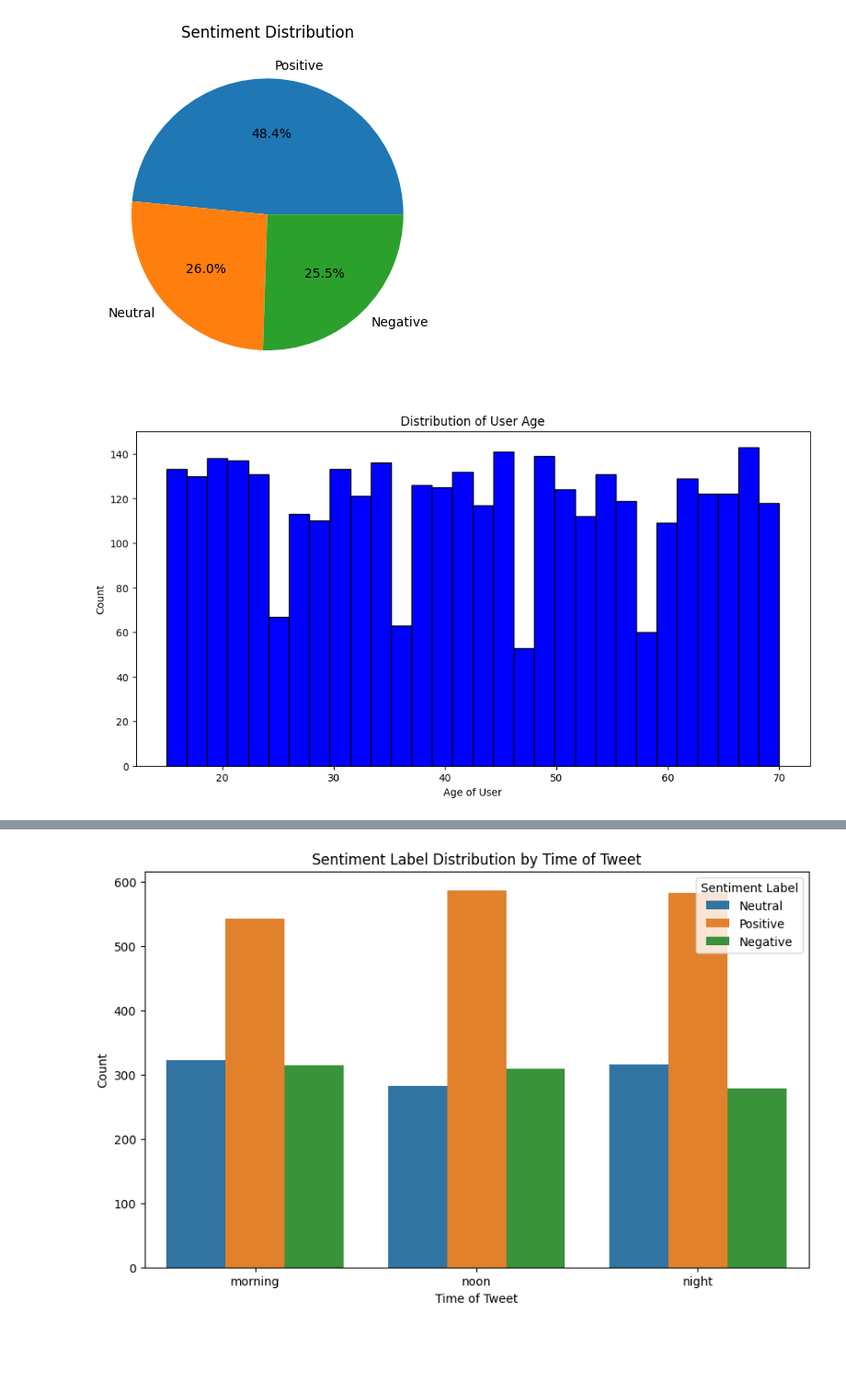
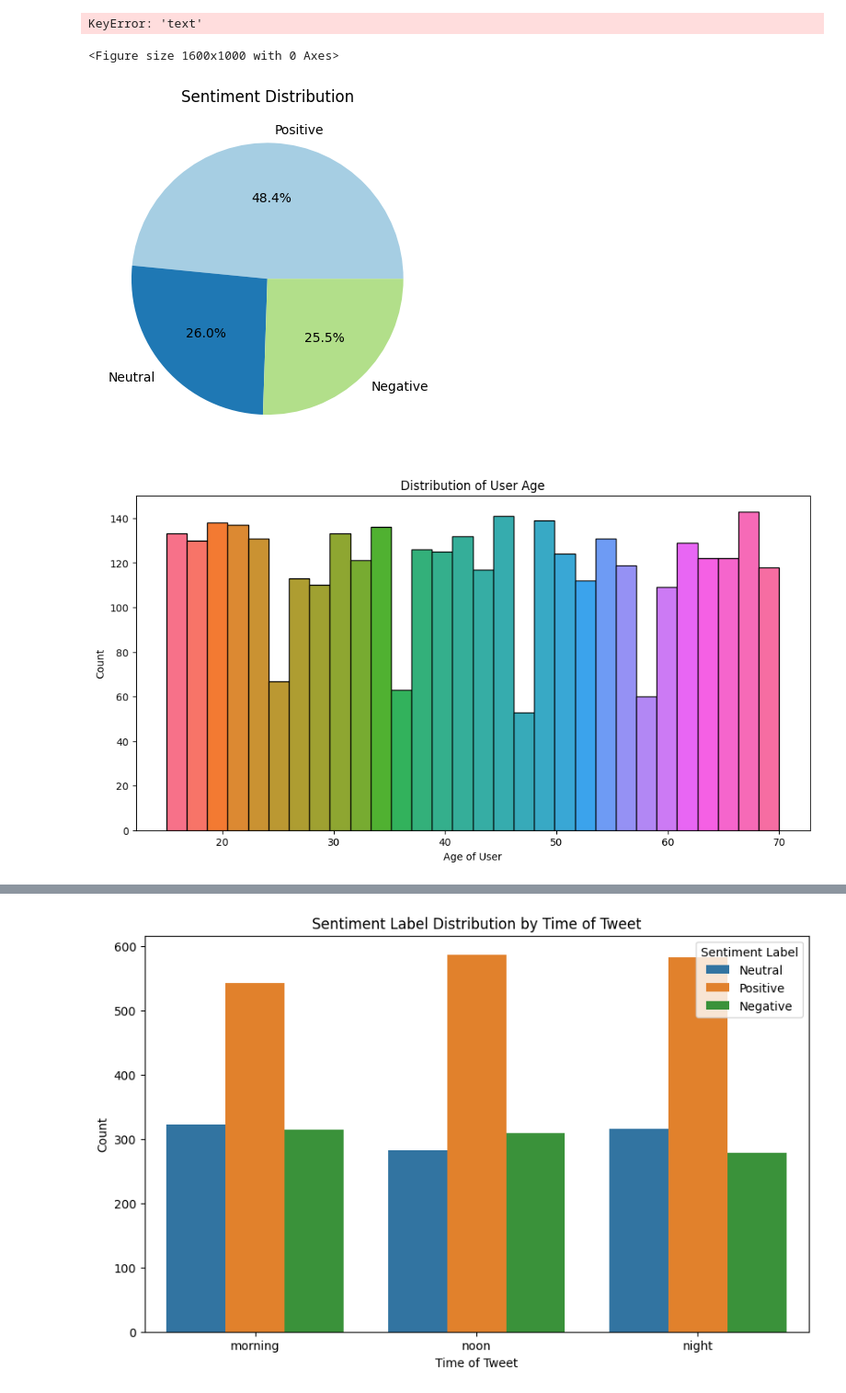
Before and after one commit to IonutCiprian/BDA, a Jupyter notebook: Twitter_Sentiment_Analysis_using_Python_in_Google_Colab.ipynb, the cells around one changed output, grey strips where cells are left out. Shown at 92% size. Drawn from its saved outputs; the diff is of its cells as text; code cells hidden in the pictures; blank space fills up the shorter version.

```diff
--- a/Twitter_Sentiment_Analysis_using_Python_in_Google_Colab.ipynb
+++ b/Twitter_Sentiment_Analysis_using_Python_in_Google_Colab.ipynb
@@ -99,0 +250,29 @@ files.download('Sentiment Analysis Dataset_exported.csv')
+# %%
+from collections import Counter
+import pandas as pd
+import matplotlib.pyplot as plt
+import nltk
+from nltk.corpus import stopwords
+from nltk.tokenize import word_tokenize
+
+# Descarcă stop-words și tokenizatorul
+nltk.download('stopwords')
+nltk.download('punkt')
+
+# Obține stop-words pentru limba engleză
+stop_words = set(stopwords.words('english'))
+
+# Creează o nouă coloană 'temp_list' în DataFrame-ul df, care conține liste de cuvinte pentru fiecare rând din 'text'
+df['temp_list'] = df['text'].apply(lambda x: word_tokenize(str(x)))
+
+# Elimină stop-words și cuvintele scurte din 'temp_list'
+df['temp_list'] = df['temp_list'].apply(lambda x: [word.lower() for word in x if word.isalpha() and word.lower() not in stop_words and len(word) > 1])
+
+# Calculează frecvența cuvintelor în 'temp_list'
+top_words = Counter([item for sublist in df['temp_list'] for item in sublist])
+
+# Creează un DataFrame cu cele mai comune 20 de cuvinte
+temp = pd.DataFrame(top_words.most_common(20), columns=['Common_words', 'count'])
+
+# Afișează DataFrame-ul cu un gradient de culoare în stilul Blues
+temp.style.background_gradient(cmap='Blues')
@@ -100,27 +459,50 @@ files.download('Sentiment Analysis Dataset_exported.csv')
+# %%
+import pandas as pd
+import matplotlib.pyplot as plt
+from palettable.colorbrewer.qualitative import Pastel1_7
+
+# Presupunând că ai definit deja DataFrame-ul Unique_Positive
+
+plt.figure(figsize=(16, 10))
+my_circle = plt.Circle((0, 0), 0.7, color='white')
+plt.pie(Unique_Positive['count'], labels=Unique_Positive['text'], colors=Pastel1_7.hex_colors)
+p = plt.gcf()
+p.gca().add_artist(my_circle)
+
+plt.title('DoNut Plot Of Unique Positive Words')
+plt.show()
+# %% [output]
+KeyError: 'text'
+<Figure size 1600x1000 with 0 Axes>
 # %%
-#Vizualizarea datelor
-import matplotlib.pyplot as plt
-
-#numararea de reviuri
+# Numărarea de revizuiri
 sentiment_counts = df['Sentiment Label'].value_counts()
 
-#creare PieChart
-plt.pie(sentiment_counts, labels=sentiment_counts.index, autopct='%1.1f%%')
+# Creează o paletă de culori pentru fiecare segment
+colors = plt.cm.Paired(range(len(sentiment_counts)))
+
+# Creează diagrama tip pie cu culori diferite
+plt.pie(sentiment_counts, labels=sentiment_counts.index, autopct='%1.1f%%', colors=colors)
 plt.title('Sentiment Distribution')
 plt.show()
 # %% [output]
-[figure, old version]
+[figure, new version]
 # %%
-# Asigură-te că ai importat librăriile necesare și ai definit DataFrame-ul și coloanele corect
-import matplotlib.pyplot as plt
+# Definirea unei palete de culori personalizate
+palette = sns.color_palette("husl", 30)  # Schimbă 30 cu numărul de benzi dorit
 
-# Plotează un histogramă pentru distribuția vârstei utilizatorilor
+# Plotează histograma cu culori diferite pentru fiecare bară
 plt.figure(figsize=(12, 6))
-plt.hist(df['Age of User'], bins=30, color='blue', edgecolor='black')
+n, bins, patches = plt.hist(df['Age of User'], bins=30, edgecolor='black')
+
+# Setează culoarea pentru fiecare bară
+for i in range(len(patches)):
+    patches[i].set_facecolor(palette[i])
+
 plt.title('Distribution of User Age')
 plt.xlabel('Age of User')
 plt.ylabel('Count')
 plt.show()
 # %% [output]
-[figure, old version]
+[figure, new version]
 # %%
```
Also changed, not shown: parts of 28 cells of this notebook.
